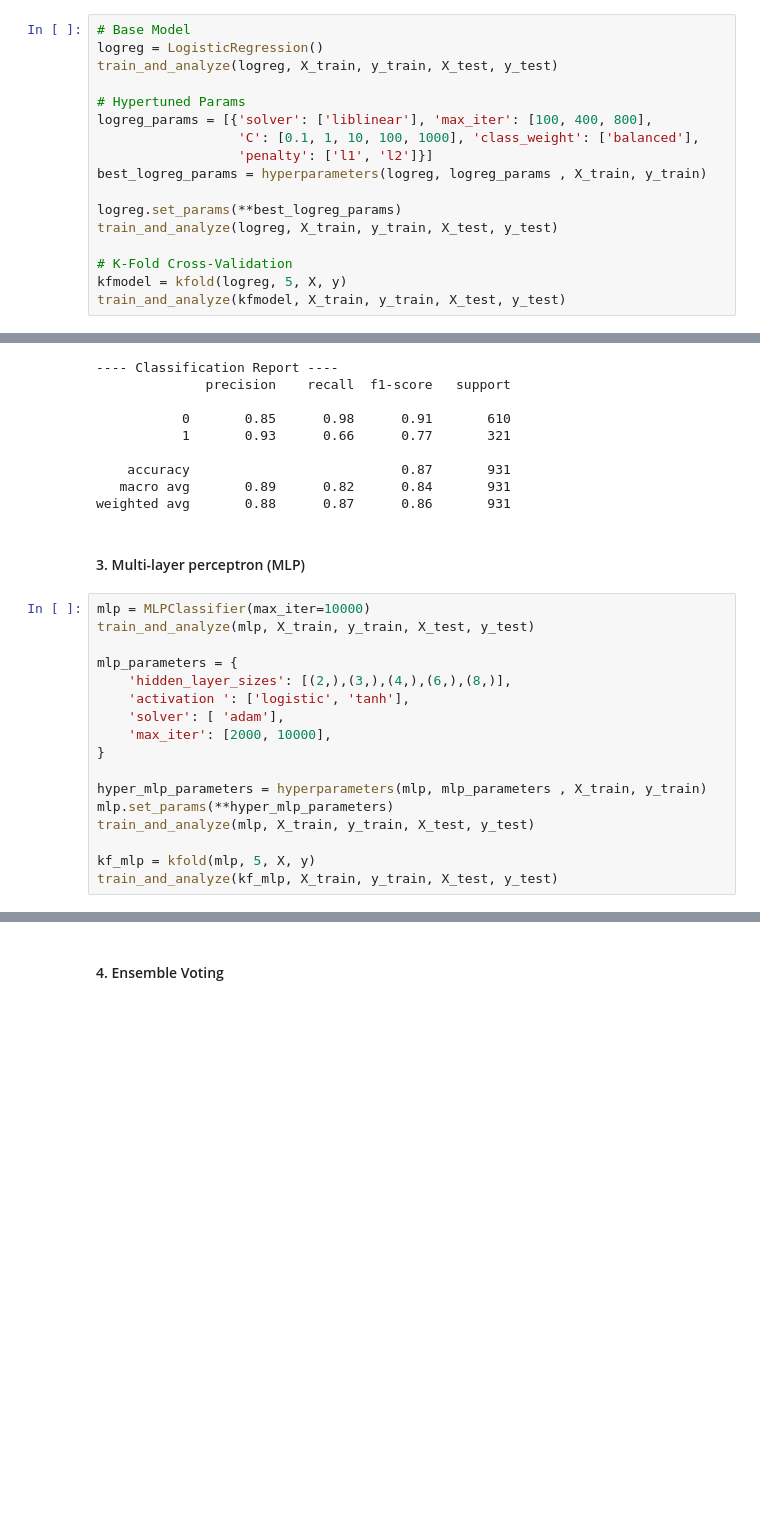
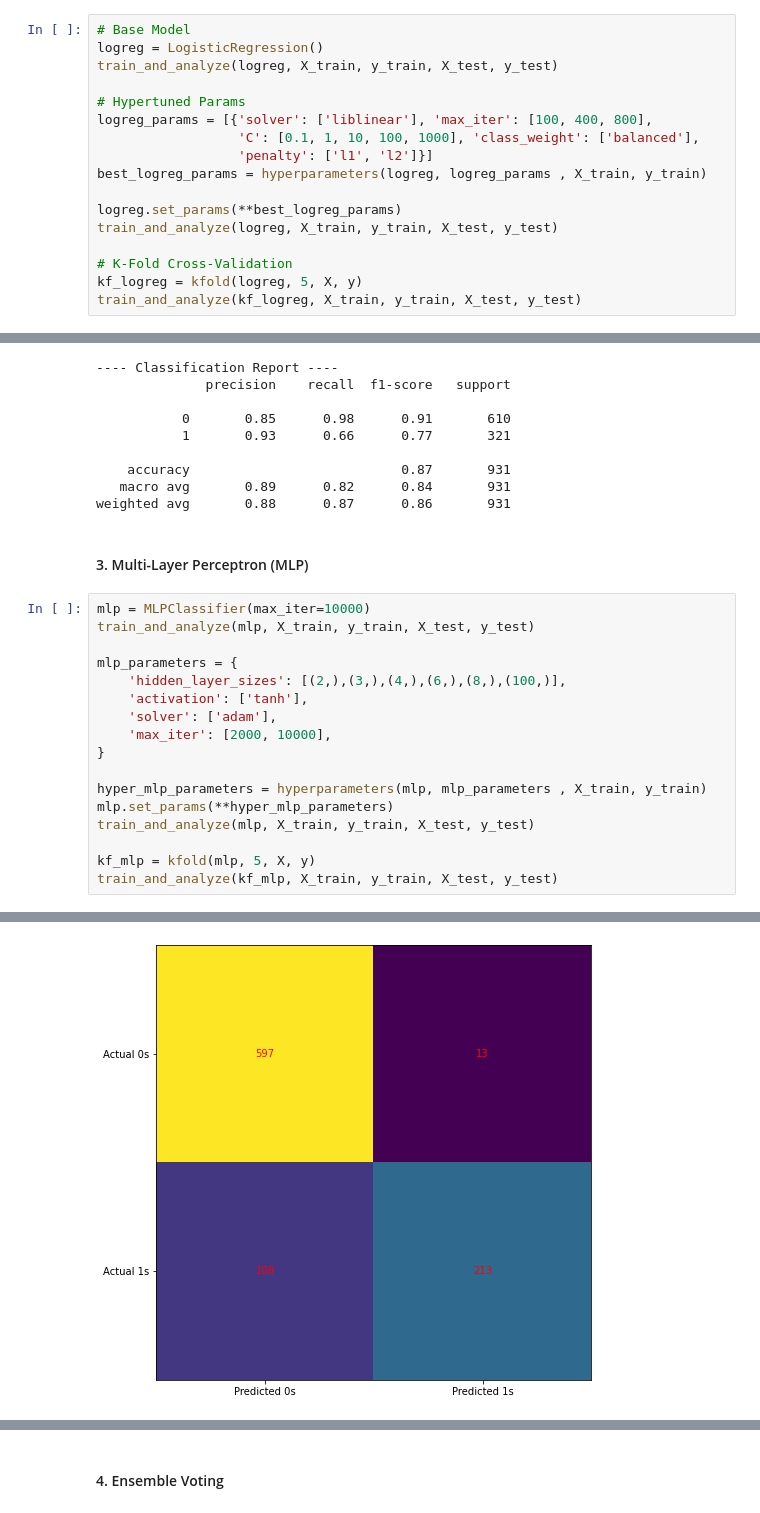
Before and after one commit to joaoreis16/employee_future_prediction, a Jupyter notebook: code/main.ipynb, the cells around one changed output, grey strips where cells are left out. Cells and saved outputs as stored; diff of their text form; blank space fills up the shorter version.

```diff
--- a/code/main.ipynb
+++ b/code/main.ipynb
@@ -387,8 +391,8 @@ logreg.set_params(**best_logreg_params)
 train_and_analyze(logreg, X_train, y_train, X_test, y_test)
 
 # K-Fold Cross-Validation
-kfmodel = kfold(logreg, 5, X, y)
-train_and_analyze(kfmodel, X_train, y_train, X_test, y_test)
+kf_logreg = kfold(logreg, 5, X, y)
+train_and_analyze(kf_logreg, X_train, y_train, X_test, y_test)
 # %% [output]
 ---- Model Analysis ----
 Accuracy:  74.43609022556392 %
@@ -516,15 +520,15 @@ F1 Score:  77.37226277372262 %
    macro avg       0.89      0.82      0.84       931
 weighted avg       0.88      0.87      0.86       931
 # %% [markdown]
-#### 3. Multi-layer perceptron (MLP)
+#### 3. Multi-Layer Perceptron (MLP)
 # %%
 mlp = MLPClassifier(max_iter=10000)
 train_and_analyze(mlp, X_train, y_train, X_test, y_test)
 
 mlp_parameters = {
-    'hidden_layer_sizes': [(2,),(3,),(4,),(6,),(8,)],
-    'activation ': ['logistic', 'tanh'],
-    'solver': [ 'adam'],
+    'hidden_layer_sizes': [(2,),(3,),(4,),(6,),(8,),(100,)],
+    'activation': ['tanh'],
+    'solver': ['adam'],
     'max_iter': [2000, 10000],
 }
 
@@ -554,0 +566 @@ weighted avg       0.87      0.87      0.86       931
+[figure, added]
```
Also changed, not shown: parts of 8 cells of this notebook.
